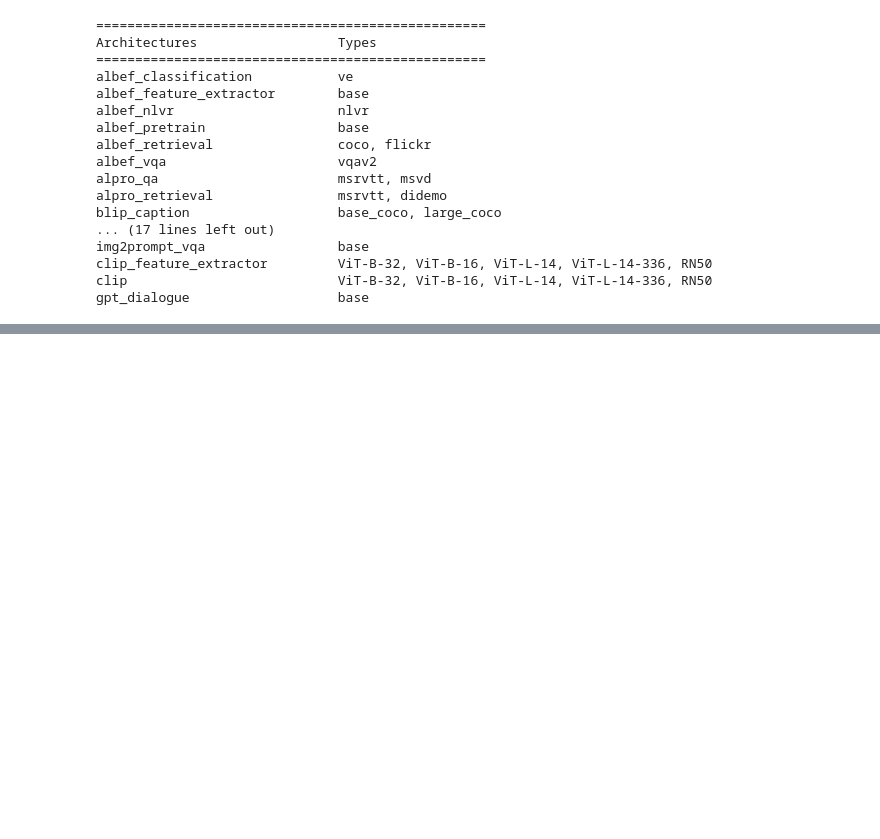
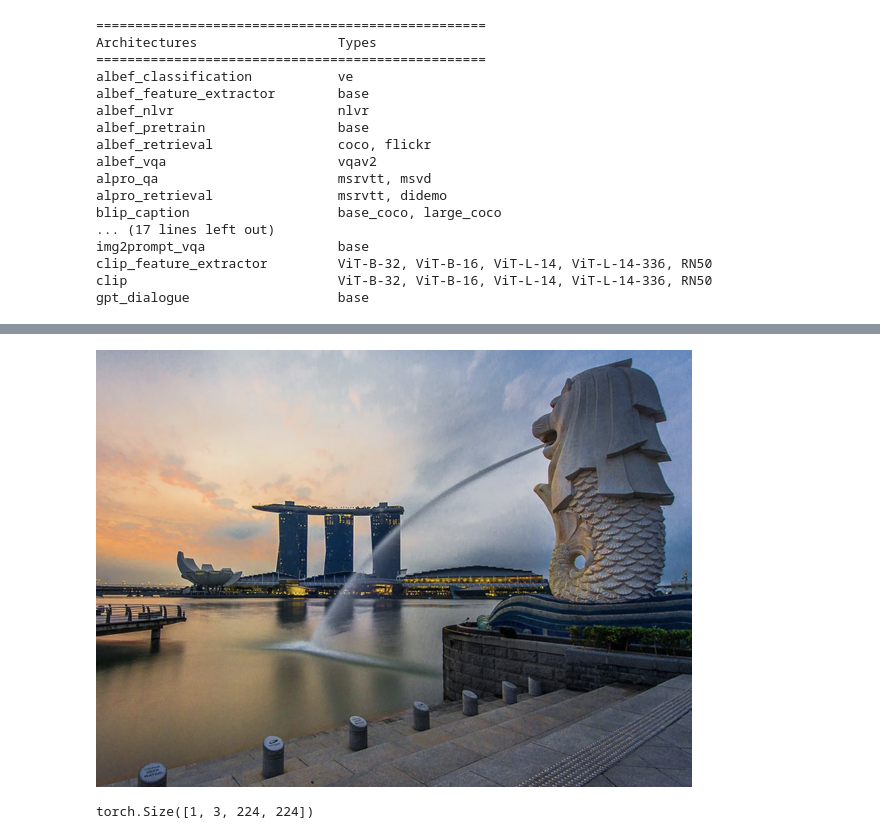
Before and after one commit to JingyuanHe1222/LAVIS_BLIP, a Jupyter notebook: Q-former.ipynb, the cells around one changed output, grey strips where cells are left out. Saved outputs shown, nothing was run; the diff lists cells and outputs as text; code cells hidden in the pictures; blank space fills up the shorter version.

```diff
--- a/Q-former.ipynb
+++ b/Q-former.ipynb
@@ -32,0 +59,11 @@ device = torch.device("cuda" if torch.cuda.is_available() else "cpu")
+# %%
+img_url = 'https://storage.googleapis.com/sfr-vision-language-research/LAVIS/assets/merlion.png'
+raw_image = Image.open(requests.get(img_url, stream=True).raw).convert('RGB')
+display(raw_image.resize((596, 437)))
+# %% [output]
+[figure, added]
+# %%
+image = vision_processer["eval"](raw_image).unsqueeze(0).to(device)
+image.size()
+# %% [output]
+torch.Size([1, 3, 224, 224])
```
Also changed, not shown: parts of 11 cells of this notebook, 4 other files.
